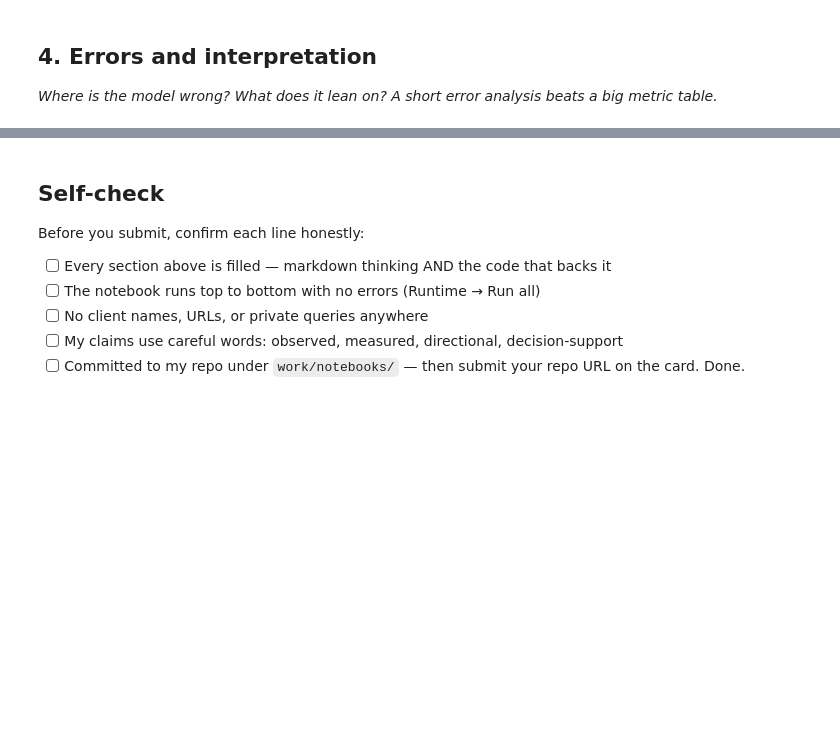
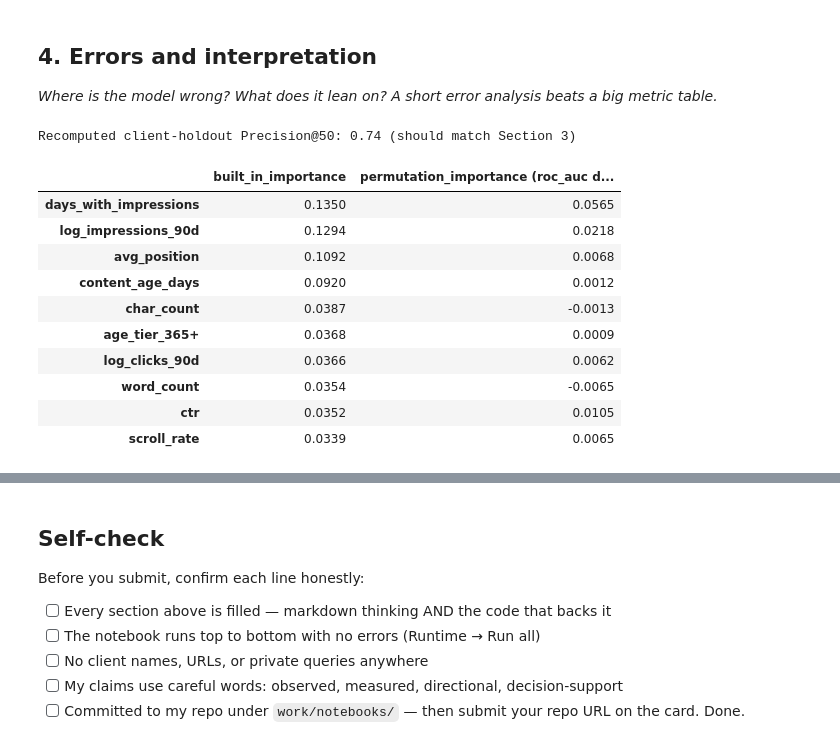
Before and after one commit to LaibaSabir1/flyrank-ml-internship-laiba_sabir, a Jupyter notebook: work/notebooks/w05_model.ipynb, the cells around one changed output, grey strips where cells are left out. Drawn from its saved outputs; the diff is of its cells as text; code cells hidden in the pictures; blank space fills up the shorter version.

```diff
--- a/work/notebooks/w05_model.ipynb
+++ b/work/notebooks/w05_model.ipynb
@@ -22,3 +259,59 @@ This skeleton is yours to fill. Work the sections **in order** — each one has
 ## 4. Errors and interpretation
 
 *Where is the model wrong? What does it lean on? A short error analysis beats a big metric table.*
+# %%
+# Rebuild the exact client-holdout split used by scripts/03_train_model.py so error analysis
+# lines up with the reported numbers.
+RANDOM_STATE = 42
+all_indices = np.arange(len(frame))
+client_series = frame["client_id"].fillna("unknown").astype(str)
+unique_clients = client_series.drop_duplicates().to_numpy()
+rng = np.random.default_rng(RANDOM_STATE)
+shuffled_clients = rng.permutation(unique_clients)
+test_client_count = max(1, int(round(len(shuffled_clients) * 0.2)))
+test_clients = set(shuffled_clients[:test_client_count])
+test_mask = client_series.isin(test_clients).to_numpy()
+train_idx, test_idx = all_indices[~test_mask], all_indices[test_mask]
+
+Xtr, Xte = X_all.iloc[train_idx], X_all.iloc[test_idx]
+ytr, yte = y_all.iloc[train_idx], y_all.iloc[test_idx]
+
+rf = RandomForestClassifier(
+    class_weight="balanced_subsample", max_depth=10, min_samples_leaf=25,
+    n_estimators=200, n_jobs=-1, random_state=RANDOM_STATE,
+).fit(Xtr, ytr)
+proba = rf.predict_proba(Xte)[:, 1]
+
+print("Recomputed client-holdout Precision@50:",
+      round(precision_at_k(yte, proba, 50), 3), "(should match Section 3)")
+# %% [output]
+Recomputed client-holdout Precision@50: 0.74 (should match Section 3)
+# %%
+# What does the model lean on? Built-in importance vs permutation importance (menu item:
+# permutation importance) — they should broadly agree, or the built-in number is suspect.
+from sklearn.inspection import permutation_importance
+
+built_in = pd.Series(rf.feature_importances_, index=X_all.columns).sort_values(ascending=False).head(10)
+
+perm = permutation_importance(
+    rf, Xte, yte, n_repeats=10, random_state=RANDOM_STATE, n_jobs=-1, scoring="roc_auc"
+)
+perm_imp = pd.Series(perm.importances_mean, index=X_all.columns).sort_values(ascending=False).head(10)
+
+importance_compare = pd.DataFrame({
+    "built_in_importance": built_in,
+    "permutation_importance (roc_auc drop)": perm.importances_mean[[list(X_all.columns).index(f) for f in built_in.index]],
+}).round(4)
+importance_compare
+# %% [output]
+|  | built_in_importance | permutation_importance (roc_auc d... |
+| days_with_impressions | 0.1350 | 0.0565 |
+| log_impressions_90d | 0.1294 | 0.0218 |
+| avg_position | 0.1092 | 0.0068 |
+| content_age_days | 0.0920 | 0.0012 |
+| char_count | 0.0387 | -0.0013 |
+| age_tier_365+ | 0.0368 | 0.0009 |
+| log_clicks_90d | 0.0366 | 0.0062 |
+| word_count | 0.0354 | -0.0065 |
+| ctr | 0.0352 | 0.0105 |
+| scroll_rate | 0.0339 | 0.0065 |
```
Also changed, not shown: parts of 10 cells of this notebook.
